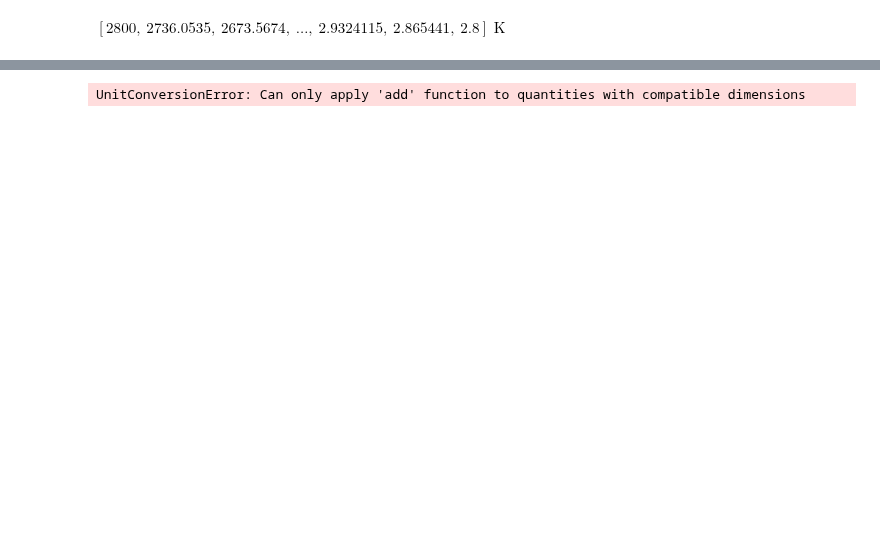
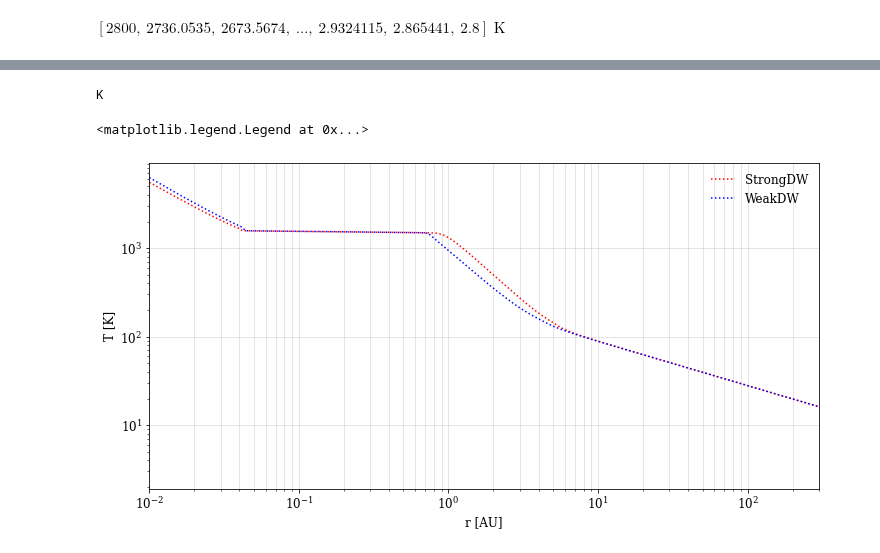
Before and after one commit to agent031/bachelor_code, a Jupyter notebook: Testing_values_T0/combined_temp_weakDW.ipynb, the cells around one changed output, grey strips where cells are left out. Saved outputs shown, nothing was run; the diff lists cells and outputs as text; code cells hidden in the pictures; blank space fills up the shorter version.

Commit message:
Testing continues, a small difference between Suzuki and WeakDW is noted, F_rad and T_vis for WeakDW added

```diff
--- a/Testing_values_T0/combined_temp_weakDW.ipynb
+++ b/Testing_values_T0/combined_temp_weakDW.ipynb
@@ -18,15 +17,6 @@ font = {'family' : 'serif',
         'weight' : 'normal',
         'size'   : 12}
 mpl.rc('font', **font)
-# %%
-N = 300
-r_in = 0.01 # AU
-r_out = 1e4 # AU
-r = np.logspace(np.log(r_in), np.log(r_out), N, base = np.exp(1))
-r_au = r * u.au
-r_log = np.log(r)
-Δr_log = r_log[1] - r_log[0]
-Ω = (np.sqrt((G * M_sun) / r_au**3)).decompose()
 # %% [markdown]
 ### Temperature bith viscous heating and stellar irradiation
 $$T^4 = T_{vis}^4 + T_{req}^4$$
@@ -123,4 +57,18 @@ $[1.3260818 \times 10^{16},~1.1280526 \times 10^{16},~9.595952 \times 10^{15},~\
-# %%
-res3 = fsolve(lambda T: (T_vis_weakDW(T, Σ_initial(r_au)).value**4 + T_req.value**4 - T**4), x0 = T_req.value)
-# %% [output]
-UnitConversionError: Can only apply 'add' function to quantities with compatible dimensions
+# %%
+T0_MRI_inactive_weakDW_Σtorque = np.genfromtxt('..\Temperature_presets\T0_MRI_inactive_weakDW_Σtorque.csv') * u.K
+# %%
+T0_strongDW_inactive = np.genfromtxt('..\Temperature_presets\T0_MRI_inactive_strongDW.csv') * u.K
+# %%
+fig, axs = plt.subplots(figsize = (12, 6))
+axs.loglog(r_au, T0_strongDW_inactive, ':', label = 'StrongDW', c = 'red')
+axs.loglog(r_au, T0_MRI_inactive_weakDW_Σtorque, ':', label = 'WeakDW', c = 'blue')
+
+axs.grid(axis = 'x', which = 'both', alpha = 0.4)
+axs.grid(axis = 'y', which = 'major', alpha = 0.4)
+axs.set(xlim = (0.01, 300), xlabel = 'r [AU]', ylabel = 'T [K]');
+print(T0_strongDW_inactive.unit)
+axs.legend(frameon = False)
+# %% [output]
+K
+<matplotlib.legend.Legend at 0x...>
+[figure, added]
```
Also changed, not shown: parts of 11 cells of this notebook, 4 other files.
